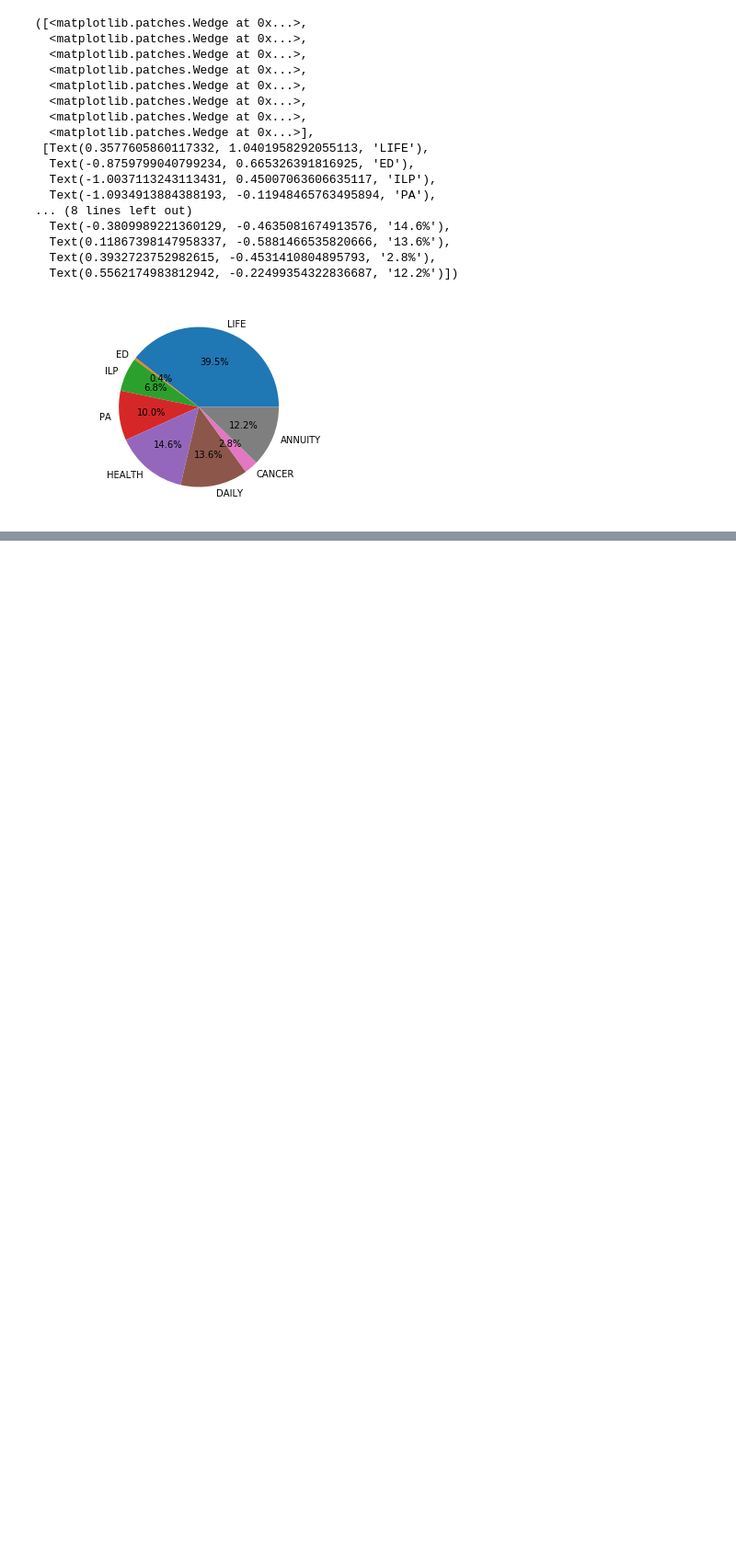
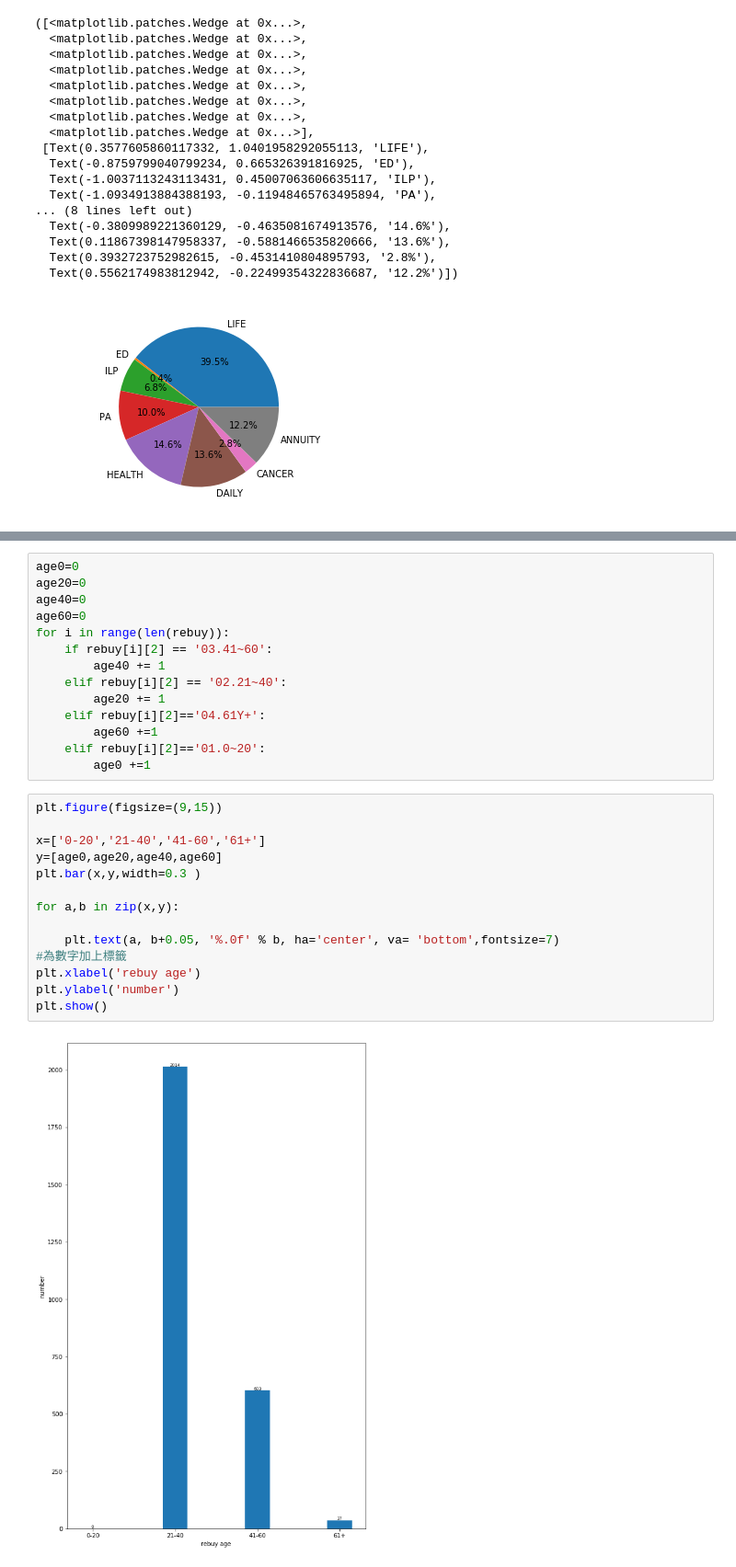
Before and after one commit to pumpkinlinlin/Datascience, a Jupyter notebook: hw1/保險.ipynb, the cells around one changed output, grey strips where cells are left out. Shown: that part at 92% size. Drawn from its saved outputs; the diff is of its cells as text; blank space fills up the shorter version.

```diff
--- a/hw1/保險.ipynb
+++ b/hw1/保險.ipynb
@@ -115,0 +120,30 @@ plt.pie(size, labels = labels, autopct= "%1.1f%%")
+# %%
+age0=0
+age20=0
+age40=0
+age60=0
+for i in range(len(rebuy)):
+    if rebuy[i][2] == '03.41~60':
+        age40 += 1
+    elif rebuy[i][2] == '02.21~40':
+        age20 += 1
+    elif rebuy[i][2]=='04.61Y+':
+        age60 +=1
+    elif rebuy[i][2]=='01.0~20':
+        age0 +=1
+# %%
+plt.figure(figsize=(9,15))
+
+x=['0-20','21-40','41-60','61+']
+y=[age0,age20,age40,age60]
+plt.bar(x,y,width=0.3 )
+
+for a,b in zip(x,y):
+
+    plt.text(a, b+0.05, '%.0f' % b, ha='center', va= 'bottom',fontsize=7)
+#為數字加上標籤
+plt.xlabel('rebuy age')
+plt.ylabel('number')
+plt.show()
+# %% [output]
+[figure, added]
```
Also changed, not shown: parts of 2 cells of this notebook.
